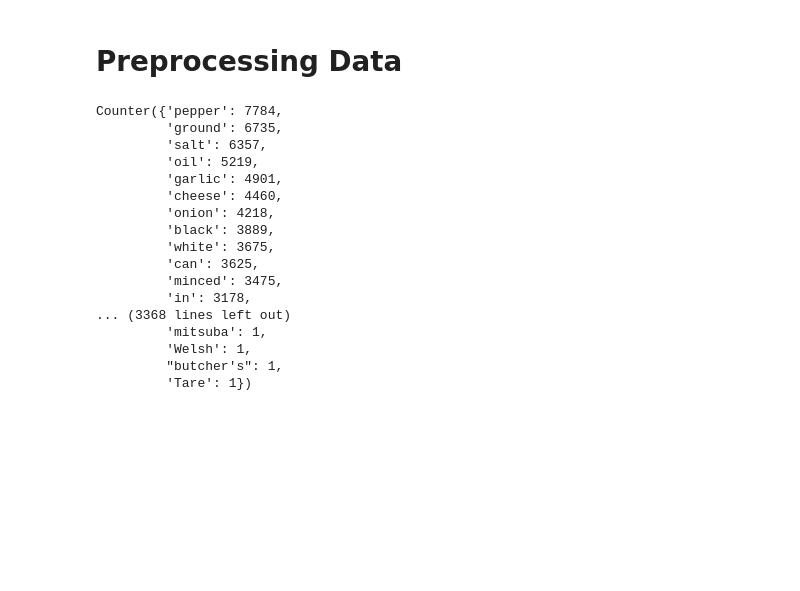
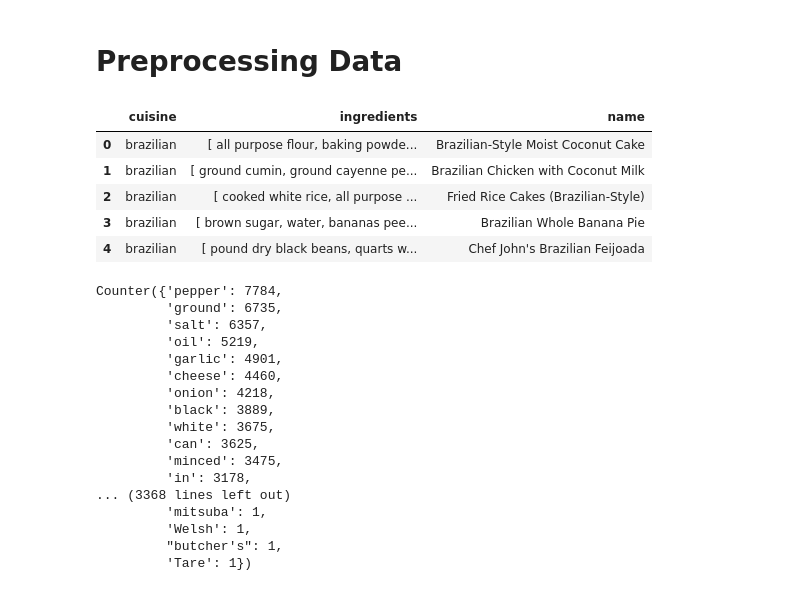
Before and after one commit to SinaSarparast/CPFSO, a Jupyter notebook: JupyterNotebook/Allrecipecom_scrapper.ipynb, the cells around one changed output. Drawn from its saved outputs; the diff is of its cells as text; code cells hidden in the pictures; blank space fills up the shorter version.

```diff
--- a/JupyterNotebook/Allrecipecom_scrapper.ipynb
+++ b/JupyterNotebook/Allrecipecom_scrapper.ipynb
@@ -176,6 +176,15 @@ import pandas
 import pprint
 from collections import Counter
 recipies = pandas.read_pickle("Dataset/Allrecipe.pkl")
+# %%
+recipies.head()
+# %% [output]
+|  | cuisine | ingredients | name |
+| 0 | brazilian | [ all purpose flour, baking powde... | Brazilian-Style Moist Coconut Cake |
+| 1 | brazilian | [ ground cumin, ground cayenne pe... | Brazilian Chicken with Coconut Milk |
+| 2 | brazilian | [ cooked white rice, all purpose ... | Fried Rice Cakes (Brazilian-Style) |
+| 3 | brazilian | [ brown sugar, water, bananas pee... | Brazilian Whole Banana Pie |
+| 4 | brazilian | [ pound dry black beans, quarts w... | Chef John's Brazilian Feijoada |
 # %%
 import re as regex
 def clean(ingredient):
```
Also changed, not shown: parts of 3 cells of this notebook, 2 other files.
